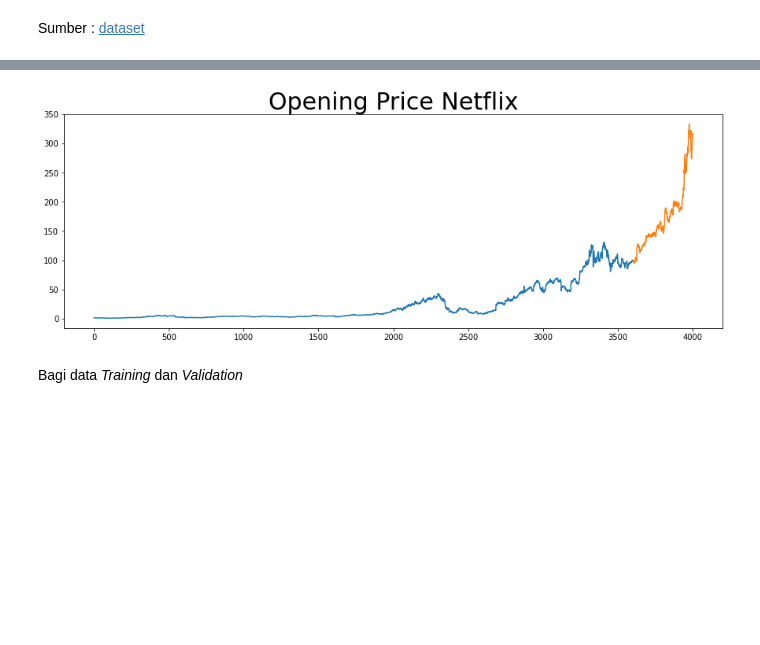
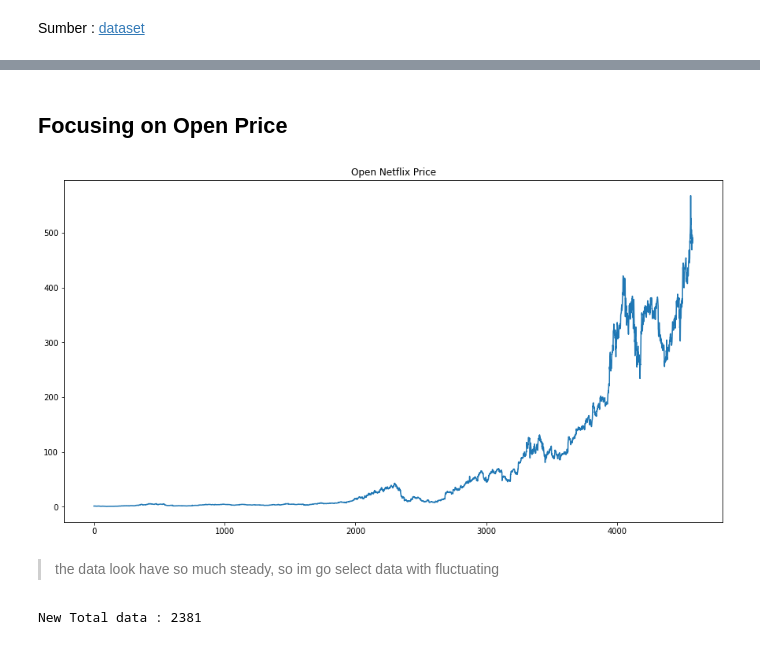
Before and after one commit to tnnz20/Dicoding-Lab, a Jupyter notebook: Machine-Learning-Path/Belajar-Pengembangan-Machine-Learning/Submission-2/time_series.ipynb, the cells around one changed output, grey strips where cells are left out. Cells and saved outputs as stored; diff of their text form; code cells hidden in the pictures; blank space fills up the shorter version.

```diff
--- a/Machine-Learning-Path/Belajar-Pengembangan-Machine-Learning/Submission-2/time_series.ipynb
+++ b/Machine-Learning-Path/Belajar-Pengembangan-Machine-Learning/Submission-2/time_series.ipynb
@@ -29,4 +38,5 @@ Sumber : [dataset](https://www.kaggle.com/aayushmishra1512/netflix-stock-data)
 # %%
-df = pd.read_csv('NFLX.csv')
+df = pd.read_csv('/content/netflix-stock-data/NFLX.csv')
+print(f'Total data : {df.shape[0]}')
 df.head()
 # %% [output]
@@ -60,10 +101,16 @@ df_val = df[3602:4002]
+# %% [markdown]
+## Focusing on Open Price
 # %%
-plt.figure(figsize=(15,5))
-plt.plot(df_train.index, df_train['Open'])
-plt.plot(df_val.index, df_val['Open'])
-plt.title('Opening Price Netflix',
-          fontsize=30);
+plt.figure(figsize=(15,8))
+plt.plot(df.index, df['Open'])
+plt.title('Open Netflix Price')
+plt.show()
 # %% [output]
-[figure, old version]
+[figure, new version]
-# %% [markdown]
-Bagi data *Training* dan *Validation*
+# %% [markdown]
+> the data look have so much steady, so im go select data with fluctuating
+# %%
+df_new = df[2200:]
+print(f'New Total data : {df_new.shape[0]}')
+# %% [output]
+New Total data : 2381
```
Also changed, not shown: parts of 40 cells of this notebook.
